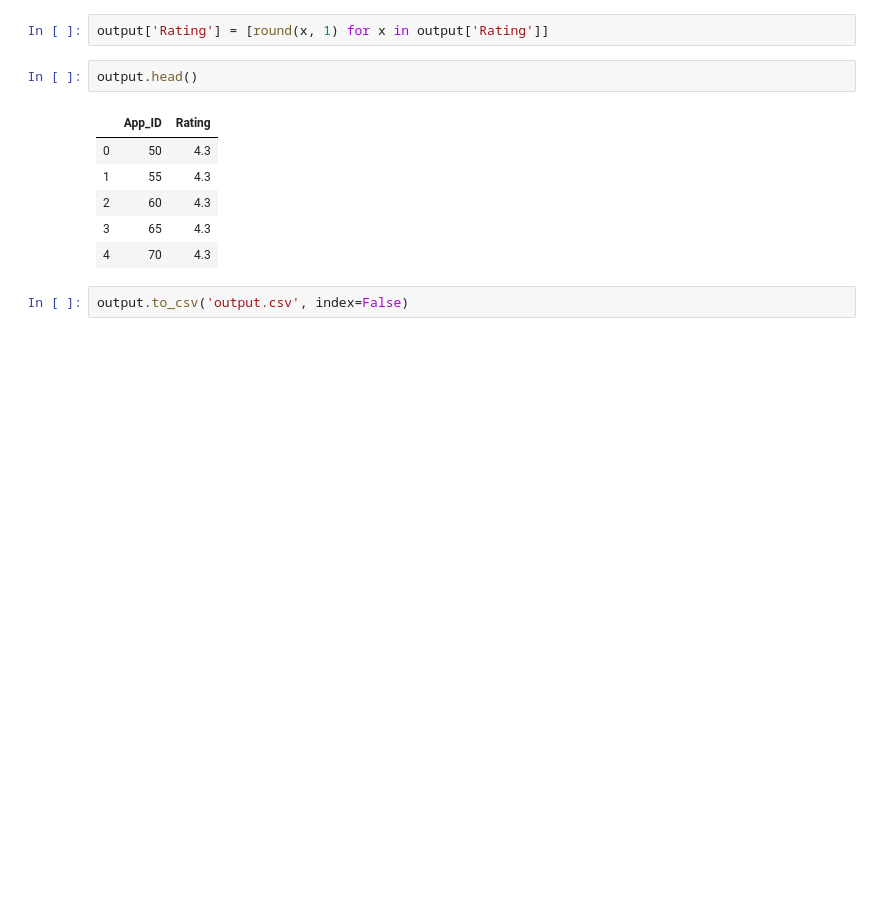
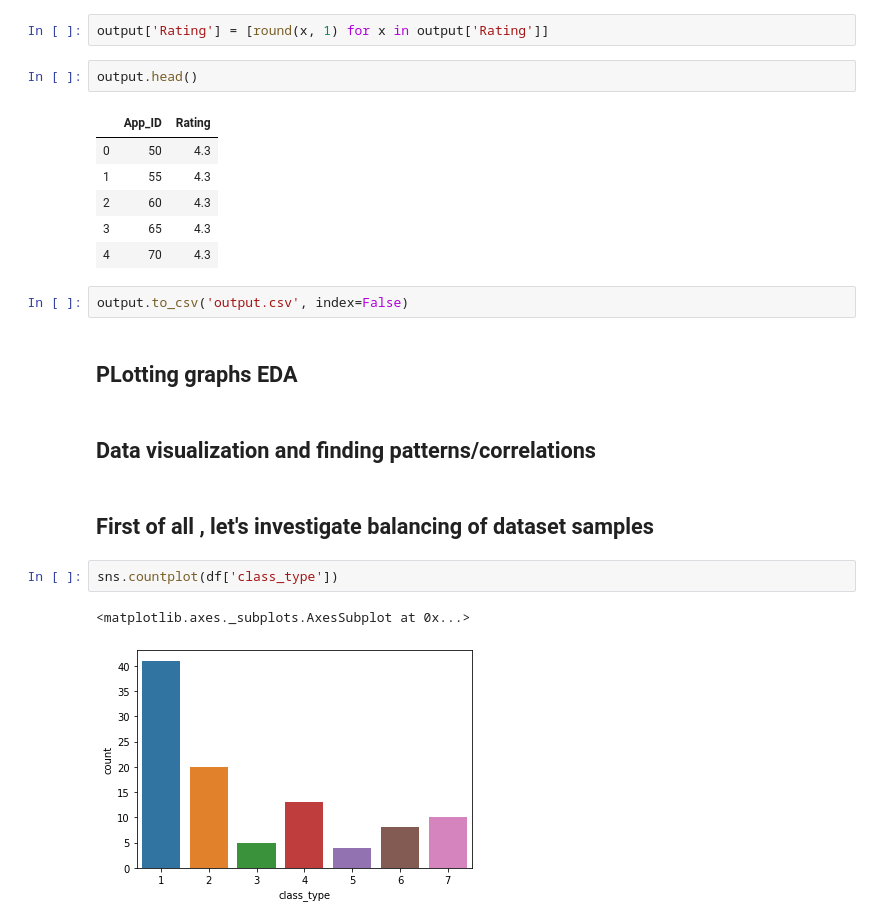
Before and after one commit to souravs17031999/Projects-kaggle-problems-60daysofudacity, a Jupyter notebook: Data_cleaning_complete_template.ipynb, the cells around one changed output. Drawn from its saved outputs; the diff is of its cells as text; blank space fills up the shorter version.

```diff
--- a/Data_cleaning_complete_template.ipynb
+++ b/Data_cleaning_complete_template.ipynb
@@ -432,3 +432,14 @@ output.head()
 | 4 | 70 | 4.3 |
 # %%
 output.to_csv('output.csv', index=False)
+# %% [markdown]
+## PLotting graphs EDA
+# %% [markdown]
+## Data visualization and finding patterns/correlations
+# %% [markdown]
+## First of all , let's investigate balancing of dataset samples
+# %%
+sns.countplot(df['class_type'])
+# %% [output]
+<matplotlib.axes._subplots.AxesSubplot at 0x...>
+[figure, added]
```
Also changed, not shown: parts of 6 cells of this notebook.
